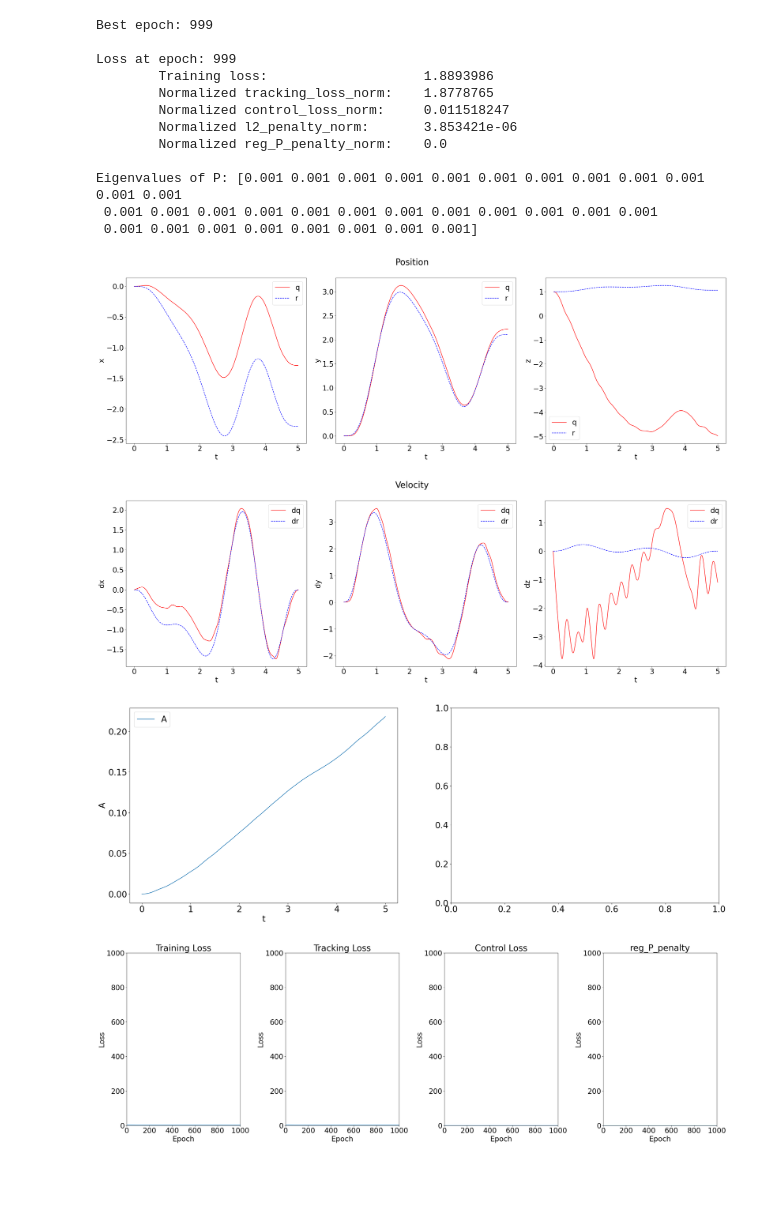
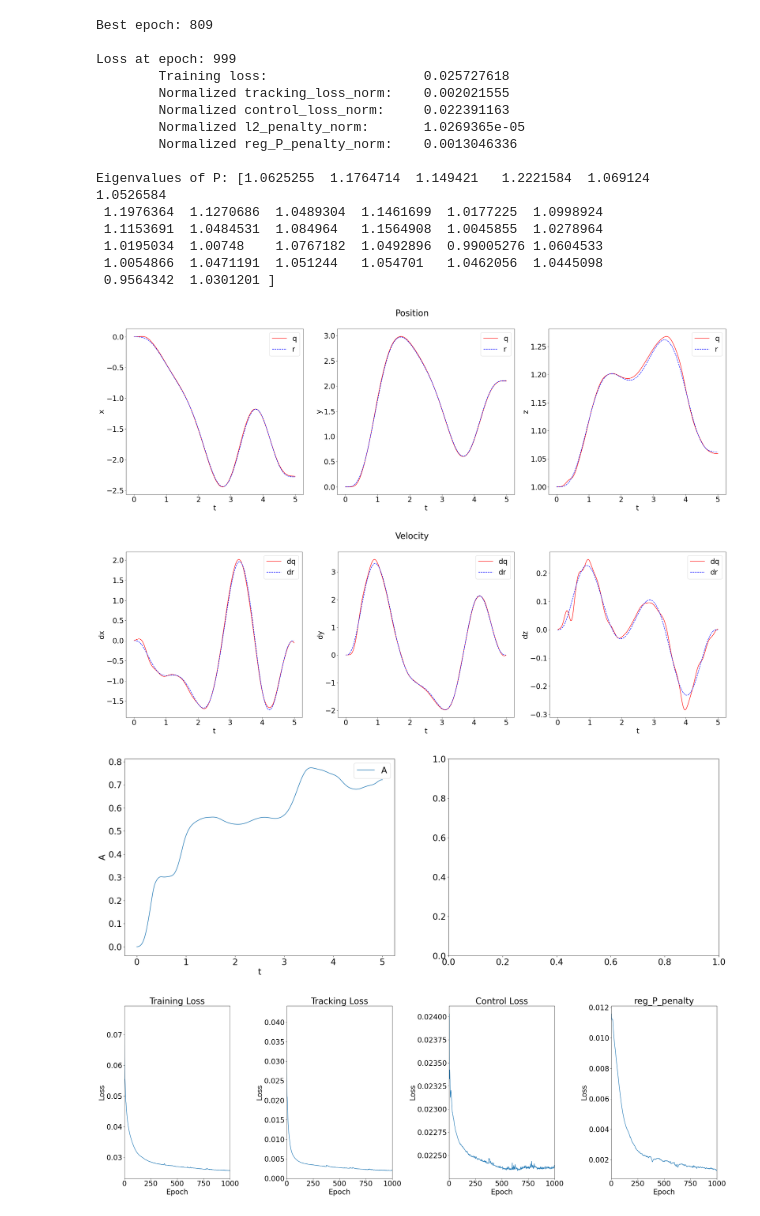
Before and after one commit to joshsohn/COML_hardware, a Jupyter notebook: validate_model.ipynb, the cells around one changed output. Cells and saved outputs as stored; diff of their text form; code cells hidden in the pictures; blank space fills up the shorter version.

Commit message:
hardware_16

```diff
--- a/validate_model.ipynb
+++ b/validate_model.ipynb
@@ -42,8 +42,8 @@ def validate_model(raw, epoch_i, print_=False, plot=False):
     t_knots = raw['t_knots']
 
     A = raw['train_lossaux_history'][epoch_i]['A']
-    W = raw['train_lossaux_history'][epoch_i]['W']
-    b = raw['train_lossaux_history'][epoch_i]['b']
+    # W = raw['train_lossaux_history'][epoch_i]['W']
+    # b = raw['train_lossaux_history'][epoch_i]['b']
     eigs_K = raw['train_lossaux_history'][epoch_i]['eigs_K']
     eigs_P = raw['train_lossaux_history'][epoch_i]['eigs_P']
     eigs_Λ = raw['train_lossaux_history'][epoch_i]['eigs_Λ']
@@ -162,7 +162,7 @@ def validate_model(raw, epoch_i, print_=False, plot=False):
 
     return loss, tracking_loss_norm, control_loss_norm, reg_P_penalty_norm, l2_penalty_norm
 
-def plot_losses(raw, xlim=[0, 1000], ylim=[0, 1000]):
+def plot_losses(raw, xlim=[0, 1000]):
     total_losses = []
     tracking_losses = []
     control_losses = []
@@ -180,28 +180,24 @@ def plot_losses(raw, xlim=[0, 1000], ylim=[0, 1000]):
     ax[0].set_ylabel('Loss')
     ax[0].set_xlabel('Epoch')
     ax[0].set_xlim(xlim)
-    ax[0].set_ylim(ylim)
     ax[0].set_title('Training Loss')
 
     ax[1].plot(range(E), tracking_losses)
     ax[1].set_ylabel('Loss')
     ax[1].set_xlabel('Epoch')
     ax[1].set_xlim(xlim)
-    ax[1].set_ylim(ylim)
     ax[1].set_title('Tracking Loss')
 
     ax[2].plot(range(E), control_losses)
     ax[2].set_ylabel('Loss')
     ax[2].set_xlabel('Epoch')
     ax[2].set_xlim(xlim)
-    ax[2].set_ylim(ylim)
     ax[2].set_title('Control Loss')
 
     ax[3].plot(range(E), reg_P_penalties)
     ax[3].set_ylabel('Loss')
     ax[3].set_xlabel('Epoch')
     ax[3].set_xlim(xlim)
-    ax[3].set_ylim(ylim)
     ax[3].set_title('reg_P_penalty')
 
     # print(total_losses[-1])
@@ -227,45 +223,52 @@ def plot_losses(raw, xlim=[0, 1000], ylim=[0, 1000]):
 # filename = 'seed=0_M=50_E=1000_pinit=2.00_pfreq=2000_regP=0.1000.pkl'
 # trial_name = 'hardware_ubuntu_smallP_reg_P_1'
 # filename = 'seed=0_M=50_E=1000_pinit=2.00_pfreq=2000_regP=1.0000.pkl'
 # trial_name = 'hardware_ubuntu_smallP_reg_P_10'
 # filename = 'seed=0_M=50_E=1000_pinit=2.00_pfreq=2000_regP=10.0000.pkl'
 # trial_name = 'hardware_ubuntu_smallP_reg_P_100'
 # filename = 'seed=0_M=50_E=1000_pinit=2.00_pfreq=2000_regP=100.0000.pkl'
 # trial_name = 'hardware_11'
 # filename = 'seed=0_M=50_E=1000_pinit=2.00_pfreq=2000_regP=0.1000.pkl'
 # trial_name = 'hardware_12'
 # filename = 'seed=0_M=50_E=1000_pinit=2.00_pfreq=2000_regP=0.1000.pkl'
 # trial_name = 'hardware_13'
 # filename = 'seed=0_M=50_E=1000_pinit=2.00_pfreq=2000_regP=0.0000.pkl'
-trial_name = 'hardware_14'
-filename = 'seed=0_M=50_E=1000_pinit=2.00_pfreq=2000_regP=0.0000.pkl'
+# trial_name = 'hardware_14'
+# filename = 'seed=0_M=50_E=1000_pinit=2.00_pfreq=2000_regP=0.0000.pkl'
+# trial_name = 'hardware_15'
+# filename = 'seed=0_M=50_E=1000_pinit=2.00_pfreq=2000_regP=0.0000.pkl'
+trial_name = 'hardware_16'
+filename = 'seed=0_M=50_E=1000_pinit=2.00_pfreq=2000_regP=0.0020.pkl'
 
 pkl = f'{trial_name}/{filename}'
 with open(f'train_results/{pkl}', 'rb') as file:
     raw = pickle.load(file)
 
 print('Best epoch:', raw['best_step_meta'])
 
 validate_model(raw, 999, print_=True, plot=True)
 
 E = int(raw['hparams']['ensemble']['num_epochs'])
 plot_losses(raw)
 # plot_losses(raw, xlim=[850,E])
 # plot_losses(raw, xlim=[850,E], ylim=[0,2])
 # %% [output]
-Best epoch: 999
+Best epoch: 809
 
 Loss at epoch: 999
-        Training loss:                    1.8893986
-        Normalized tracking_loss_norm:    1.8778765
-        Normalized control_loss_norm:     0.011518247
-        Normalized l2_penalty_norm:       3.853421e-06
-        Normalized reg_P_penalty_norm:    0.0
+        Training loss:                    0.025727618
+        Normalized tracking_loss_norm:    0.002021555
+        Normalized control_loss_norm:     0.022391163
+        Normalized l2_penalty_norm:       1.0269365e-05
+        Normalized reg_P_penalty_norm:    0.0013046336
 
-Eigenvalues of P: [0.001 0.001 0.001 0.001 0.001 0.001 0.001 0.001 0.001 0.001 0.001 0.001
- 0.001 0.001 0.001 0.001 0.001 0.001 0.001 0.001 0.001 0.001 0.001 0.001
- 0.001 0.001 0.001 0.001 0.001 0.001 0.001 0.001]
+Eigenvalues of P: [1.0625255  1.1764714  1.149421   1.2221584  1.069124   1.0526584
+ 1.1976364  1.1270686  1.0489304  1.1461699  1.0177225  1.0998924
+ 1.1153691  1.0484531  1.084964   1.1564908  1.0045855  1.0278964
+ 1.0195034  1.00748    1.0767182  1.0492896  0.99005276 1.0604533
+ 1.0054866  1.0471191  1.051244   1.054701   1.0462056  1.0445098
+ 0.9564342  1.0301201 ]
-[figure, old version]
+[figure, new version]
-[figure, old version]
+[figure, new version]
-[figure, old version]
+[figure, new version]
-[figure, old version]
+[figure, new version]
```
Also changed, not shown: 9 other files.
